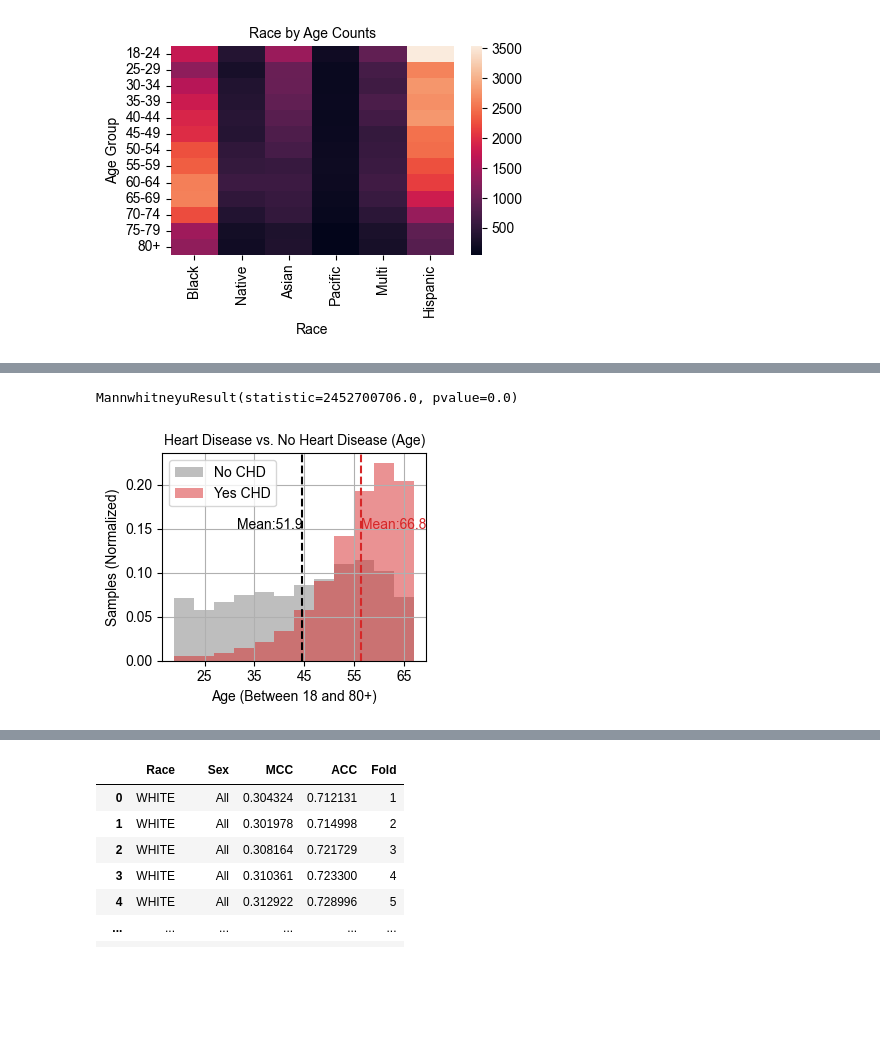
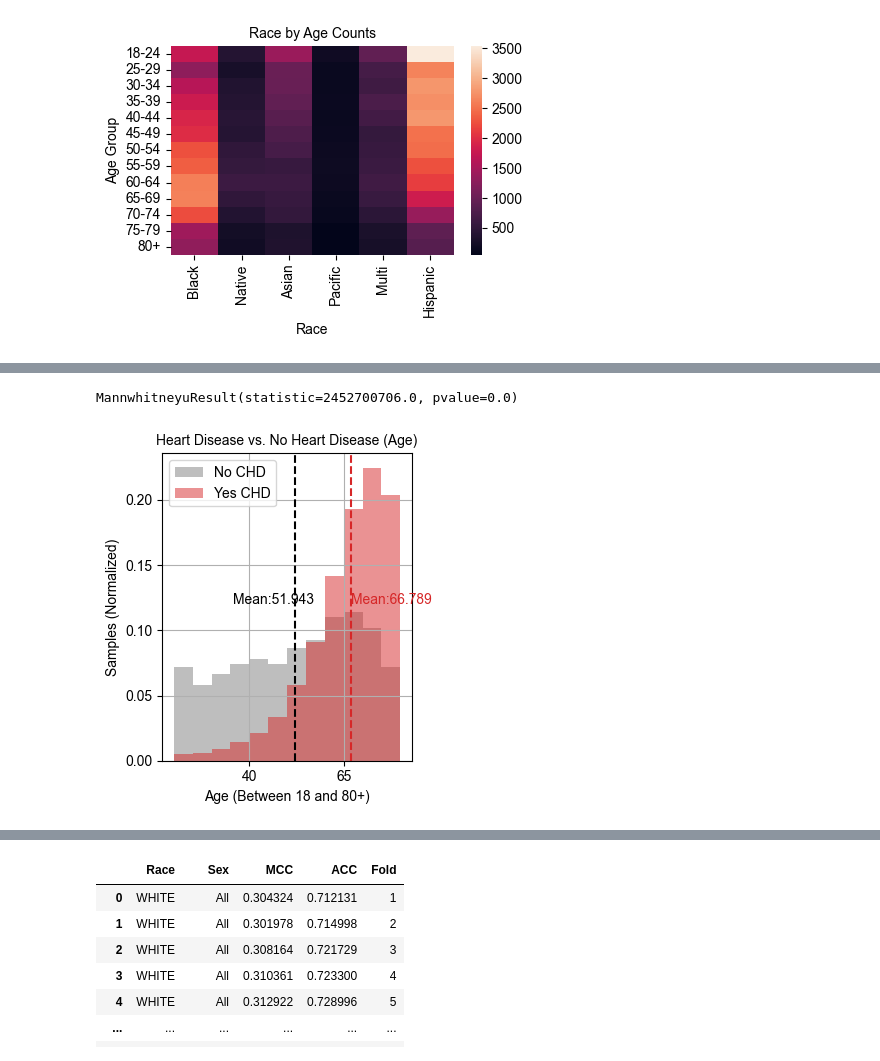
Before and after one commit to aidenc08/Diagnosing-CHD-With-Survey-Questions, a Jupyter notebook: BRFSS Final.ipynb, the cells around one changed output, grey strips where cells are left out. Saved outputs shown, nothing was run; the diff lists cells and outputs as text; code cells hidden in the pictures; blank space fills up the shorter version.

```diff
--- a/BRFSS Final.ipynb
+++ b/BRFSS Final.ipynb
@@ -1237,27 +1256,27 @@ scaled = yes_michd_age.to_numpy().reshape(-1, 1)
 scaled = age_scaler.inverse_transform(scaled)
 yes_michd_age = pd.Series(scaled[:, 0])
 # %%
-fig, ax = plt.subplots(1,1,figsize=(3.5,3)) # create a figure with 1 row, 2 columns, 8x4 inches
+fig, ax = plt.subplots(1,1,figsize=(3.5,4))
 ax.hist(no_michd_age, density=True, color='tab:gray', alpha=0.5, label='No CHD', bins = np.arange(0.99,13.99,1))
 ax.hist(yes_michd_age, density=True, color='tab:red', alpha=0.5, label='Yes CHD',bins = np.arange(0.99,13.99,1))
 ax.axvline(np.mean(no_michd_age), color='black', ls='--')
 ax.axvline(np.mean(yes_michd_age), color='tab:red', ls='--')
 no_chd_mean = (np.mean(no_michd_age)-7)*5+50
 yes_chd_mean = (np.mean(yes_michd_age)-10)*5+65
-ax.text(np.mean(no_michd_age)-3.25, 0.15, 'Mean:' + str(round(np.mean(no_chd_mean),1)))
-ax.text(np.mean(yes_michd_age), 0.15, 'Mean:' + str(round(np.mean(yes_chd_mean),1)), color='tab:red')
+ax.text(np.mean(no_michd_age)-3.25, 0.12, 'Mean:' + str(round(np.mean(no_chd_mean),3)))
+ax.text(np.mean(yes_michd_age), 0.12, 'Mean:' + str(round(np.mean(yes_chd_mean),3)), color='tab:red')
 ax.legend() # adds legend, based on the "label" field
 ax.set_xlabel('Age (Between 18 and 80+)')
 ax.set_ylabel('Samples (Normalized)')
 ax.set_title('Heart Disease vs. No Heart Disease (Age)', size=10)
-ax.set_xticklabels(['18', '25', '35', '45', '55', '65', '75'])
+ax.set_xticklabels(['0','40', '65'])
 ax.grid()
 print(scipy.stats.mannwhitneyu(no_michd_age, yes_michd_age))
 plt.tight_layout()
 plt.savefig("Desktop/BRFSS/Fig_3D.svg")
 # %% [output]
 MannwhitneyuResult(statistic=2452700706.0, pvalue=0.0)
-[figure, old version]
+[figure, new version]
 # %%
 sleep_scaler = MinMaxScaler()
 sleep_scaler.fit(df.SLEPTIM1.replace({77: np.nan, 99: np.nan}).to_numpy().reshape(-1, 1))
```
Also changed, not shown: parts of 14 cells of this notebook.
